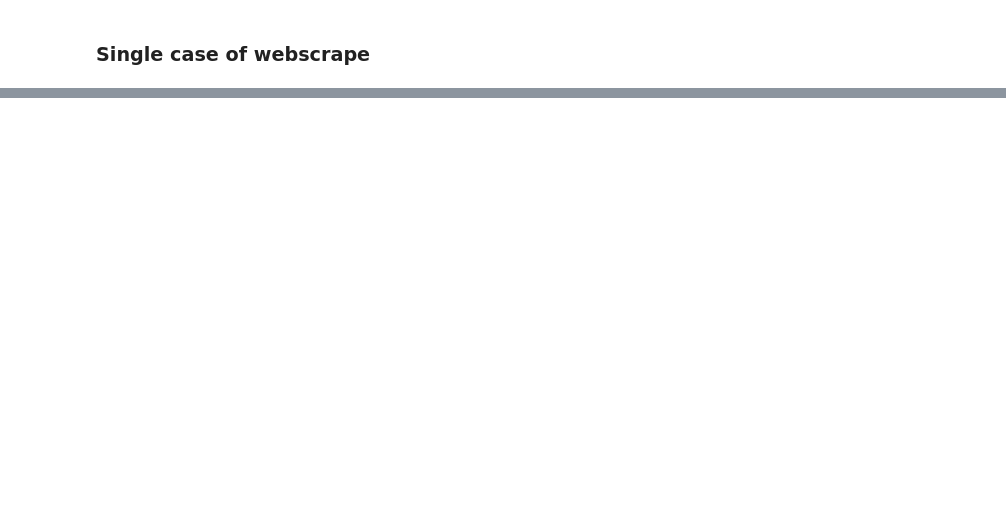
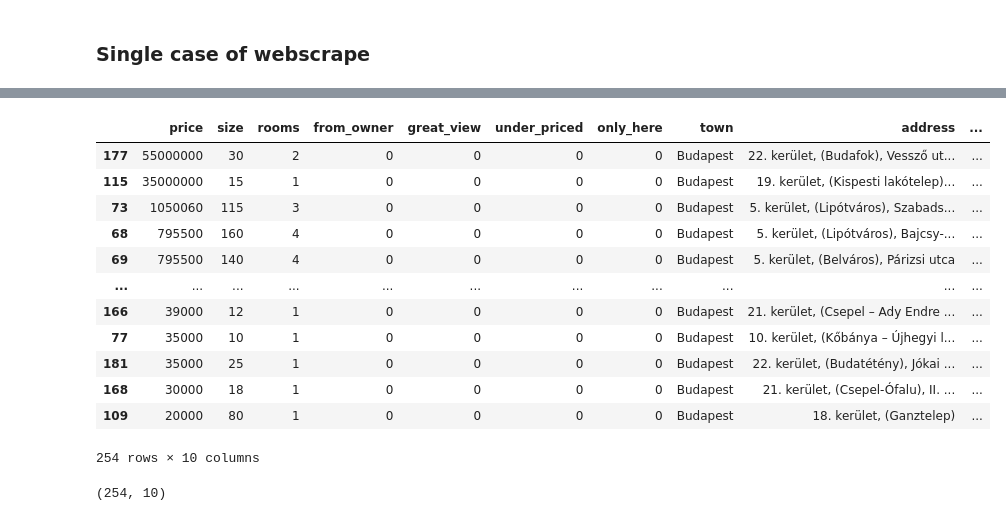
Before and after one commit to BognarAndras/corvinus_ds_ws, a Jupyter notebook: data_engineering.ipynb, the cells around one changed output, grey strips where cells are left out. Saved outputs shown, nothing was run; the diff lists cells and outputs as text; code cells hidden in the pictures; blank space fills up the shorter version.

```diff
--- a/data_engineering.ipynb
+++ b/data_engineering.ipynb
@@ -159,0 +595,30 @@ print(df)
+# %%
+train_urls = [
+    #"https://web.archive.org/web/20150120052626/http://ingatlan.com/i-ker/kiado+lakas",
+    #"https://web.archive.org/web/20150211232231/http://ingatlan.com/ii-ker/kiado+lakas",
+    #"https://web.archive.org/web/20150211232237/http://ingatlan.com/iii-ker/kiado+lakas",
+    #"https://web.archive.org/web/20150120052626/http://ingatlan.com/iv-ker/kiado+lakas",
+    #"https://web.archive.org/web/20150120044929/http://ingatlan.com/v-ker/kiado+lakas",
+    #"https://web.archive.org/web/20150120043743/http://ingatlan.com/vi-ker/kiado+lakas",
+    #"https://web.archive.org/web/20150120044959/http://ingatlan.com/vii-ker/kiado+lakas",
+    #"https://web.archive.org/web/20150120043749/http://ingatlan.com/viii-ker/kiado+lakas",
+   # "https://web.archive.org/web/20150120043544/http://ingatlan.com/ix-ker/kiado+lakas",
+   # "https://web.archive.org/web/20150207081212/http://ingatlan.com/x-ker/kiado+lakas",
+    #"https://web.archive.org/web/20150211232307/http://ingatlan.com/xi-ker/kiado+lakas",
+    #"https://web.archive.org/web/20150211232312/http://ingatlan.com/xii-ker/kiado+lakas",
+    "https://web.archive.org/web/20150217232609/http://ingatlan.com/xiii-ker/kiado+lakas",
+    #"https://web.archive.org/web/20150211232318/http://ingatlan.com/xiv-ker/kiado+lakas",
+    #"https://web.archive.org/web/20150217203200/http://ingatlan.com/xviii-ker/kiado+lakas",
+    #"https://web.archive.org/web/20150217200546/http://ingatlan.com/xix-ker/kiado+lakas",
+    #"https://web.archive.org/web/20150211223751/http://ingatlan.com/xx-ker/kiado+lakas",
+    #"https://web.archive.org/web/20150219075254/http://ingatlan.com/xxi-ker/kiado+lakas",
+    #"https://web.archive.org/web/20150211232328/http://ingatlan.com/xxii-ker/kiado+lakas"
+]
+
+train_data = pd.concat([scrape_page_train(u) for u in train_urls], ignore_index=True)
+# %%
+train_data = pd.concat([next_train,train_data])
+# Extract district number from address (e.g., "19. kerület" → 19)
+train_data['district'] = train_data['address'].str.extract(r'(\d+)\.\s*kerület').astype(float)
+
+train_data.tail()
@@ -159,0 +632,4 @@ print(df)
+# %%
+# Swap town and address if 'Budapest' is in the address
+mask = train_data['address'].str.contains('Budapest', na=False)
+train_data.loc[mask, ['town', 'address']] = train_data.loc[mask, ['address', 'town']].values
@@ -159,0 +648,2 @@ print(df)
+# %%
+train_data = train_data.drop_duplicates(subset=['address'], keep='first')
@@ -159,0 +672,20 @@ print(df)
+# %%
+train_data.sort_values(by="price", ascending=False)
+# %% [output]
+|  | price | size | rooms | from_owner | great_view | under_priced | only_here | town | address | ... |
+| 177 | 55000000 | 30 | 2 | 0 | 0 | 0 | 0 | Budapest | 22. kerület, (Budafok), Vessző ut... | ... |
+| 115 | 35000000 | 15 | 1 | 0 | 0 | 0 | 0 | Budapest | 19. kerület, (Kispesti lakótelep)... | ... |
+| 73 | 1050060 | 115 | 3 | 0 | 0 | 0 | 0 | Budapest | 5. kerület, (Lipótváros), Szabads... | ... |
+| 68 | 795500 | 160 | 4 | 0 | 0 | 0 | 0 | Budapest | 5. kerület, (Lipótváros), Bajcsy-... | ... |
+| 69 | 795500 | 140 | 4 | 0 | 0 | 0 | 0 | Budapest | 5. kerület, (Belváros), Párizsi utca | ... |
+| ... | ... | ... | ... | ... | ... | ... | ... | ... | ... | ... |
+| 166 | 39000 | 12 | 1 | 0 | 0 | 0 | 0 | Budapest | 21. kerület, (Csepel – Ady Endre ... | ... |
+| 77 | 35000 | 10 | 1 | 0 | 0 | 0 | 0 | Budapest | 10. kerület, (Kőbánya – Újhegyi l... | ... |
+| 181 | 35000 | 25 | 1 | 0 | 0 | 0 | 0 | Budapest | 22. kerület, (Budatétény), Jókai ... | ... |
+| 168 | 30000 | 18 | 1 | 0 | 0 | 0 | 0 | Budapest | 21. kerület, (Csepel-Ófalu), II. ... | ... |
+| 109 | 20000 | 80 | 1 | 0 | 0 | 0 | 0 | Budapest | 18. kerület, (Ganztelep) | ... |
+254 rows × 10 columns
+# %%
+train_data.shape
+# %% [output]
+(254, 10)
```
Also changed, not shown: parts of 54 cells of this notebook.
